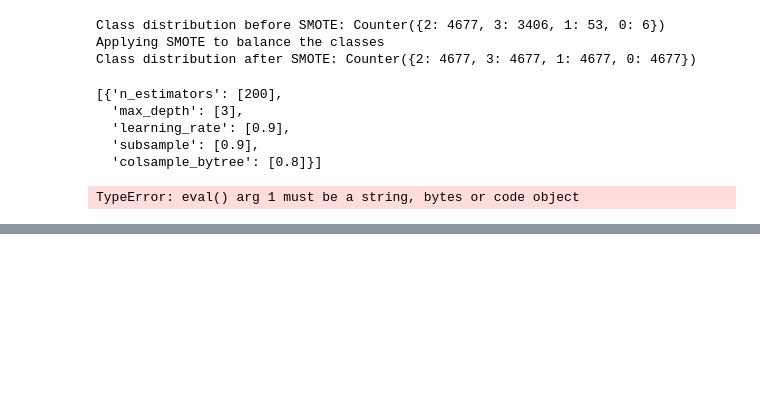
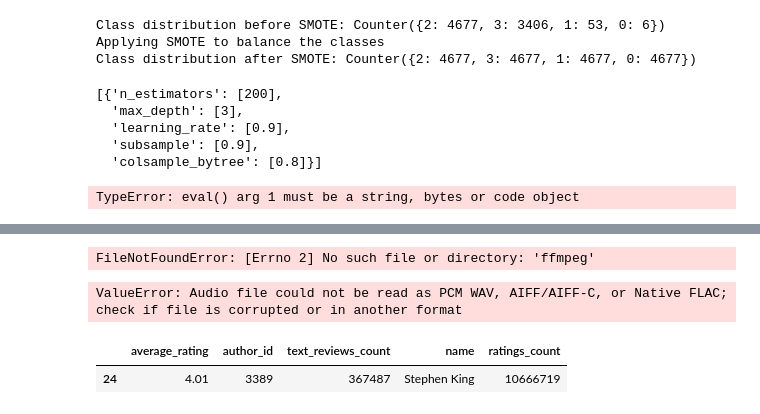
Before and after one commit to JLBT10/BookNotationPrediction-Scikit-Learn, a Jupyter notebook: Untitled-1.ipynb, the cells around one changed output, grey strips where cells are left out. Drawn from its saved outputs; the diff is of its cells as text; code cells hidden in the pictures; blank space fills up the shorter version.

```diff
--- a/Untitled-1.ipynb
+++ b/Untitled-1.ipynb
@@ -331,0 +398,10 @@ TypeError: eval() arg 1 must be a string, bytes or code object
+# %%
+
+
+input_file = "/Users/jlbt/Downloads/AUDIO-2023-08-21-18-30-56.m4a"
+output_file = "output.wav"
+
+# Run the conversion
+ffmpeg.input(input_file).output(output_file).run()
+# %% [output]
+FileNotFoundError: [Errno 2] No such file or directory: 'ffmpeg'
@@ -331,0 +413,22 @@ TypeError: eval() arg 1 must be a string, bytes or code object
+# %%
+import speech_recognition as sr
+
+# Initialize the recognizer
+recognizer = sr.Recognizer()
+
+# Load an audio file or capture audio from microphone
+audio_file = "/Users/jlbt/Downloads/AUDIO-2023-08-21-18-30-56.m4a"
+
+with sr.AudioFile(audio_file) as source:
+    audio = recognizer.record(source)
+
+# Perform speech recognition
+try:
+    text = recognizer.recognize_google(audio, language="fr-FR")
+    print("French Text:", text)
+except sr.UnknownValueError:
+    print("Speech recognition could not understand audio")
+except sr.RequestError as e:
+    print("Could not request results from Google Speech Recognition service; {0}".format(e))
+# %% [output]
+ValueError: Audio file could not be read as PCM WAV, AIFF/AIFF-C, or Native FLAC; check if file is corrupted or in another format
@@ -331,0 +437,8 @@ TypeError: eval() arg 1 must be a string, bytes or code object
+# %%
+import pandas as pd
+info_authors = pd.read_json('./datasets/goodreads_book_authors.json', lines=True)
+# %%
+info_authors[info_authors['name']=='Stephen King']
+# %% [output]
+|  | average_rating | author_id | text_reviews_count | name | ratings_count |
+| 24 | 4.01 | 3389 | 367487 | Stephen King | 10666719 |
```
Also changed, not shown: parts of 8 cells of this notebook, 9 other files.
